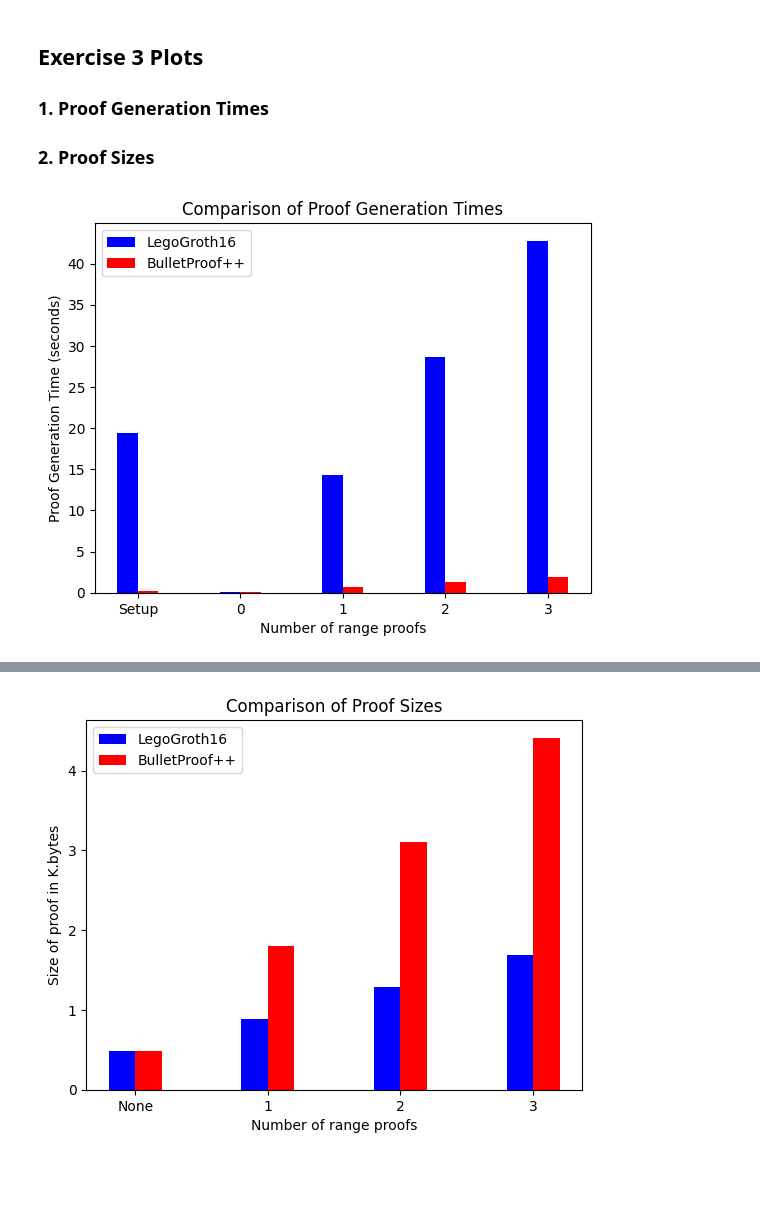
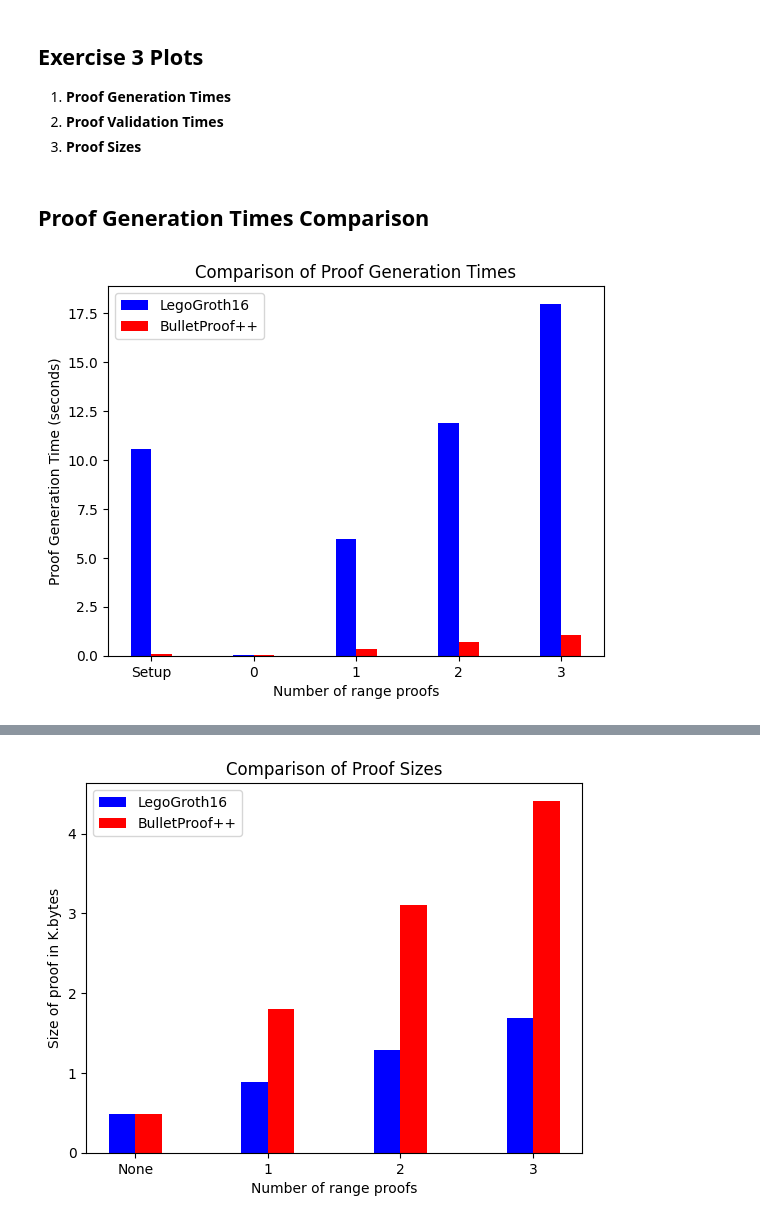
Before and after one commit to c4dt/eid-workshop, a Jupyter notebook: exercise-03-plots.ipynb, the cells around one changed output, grey strips where cells are left out. Cells and saved outputs as stored; diff of their text form; code cells hidden in the pictures; blank space fills up the shorter version.

```diff
--- a/exercise-03-plots.ipynb
+++ b/exercise-03-plots.ipynb
@@ -1,38 +1,40 @@
 # %% [markdown]
 ## Exercise 3 Plots
-
-### 1. Proof Generation Times
-### 2. Proof Sizes
+1. **Proof Generation Times**
+2. **Proof Validation Times**
+3. **Proof Sizes**
+# %% [markdown]
+## Proof Generation Times Comparison
 # %%
 import matplotlib.pyplot as plt
 
-legoGroth16ProofTimes = [ 19.444, 0.049, 14.284, 28.596, 42.77 ]
-bulletProofProofTimes = [ 0.199, 0.05, 0.671, 1.277, 1.913 ]
+legoGroth16ProofTimes = [ 10.563, 0.027, 5.954, 11.906, 17.98 ]
+bulletProofProofTimes = [ 0.113, 0.028, 0.36, 0.692, 1.051 ]
 
 # Create the bar chart
 plt.bar(
     [i - 0.1 for i in range(len(legoGroth16ProofTimes))],
     legoGroth16ProofTimes,
     width=0.2,
     label="LegoGroth16",
     color="blue",
 )
 plt.bar(
     [i + 0.1 for i in range(len(bulletProofProofTimes))],
     bulletProofProofTimes,
     width=0.2,
     label="BulletProof++",
     color="red",
 )
 
 # Add labels and title
 plt.xlabel("Number of range proofs")
 plt.ylabel("Proof Generation Time (seconds)")
 plt.title("Comparison of Proof Generation Times")
 plt.xticks(range(len(legoGroth16ProofTimes)), ["Setup", "0", "1", "2", "3"])
 plt.legend()
 
 # Show the plot
 plt.show()
 # %% [output]
-[figure, old version]
+[figure, new version]
```
Also changed, not shown: parts of 3 cells of this notebook, 3 other files.
